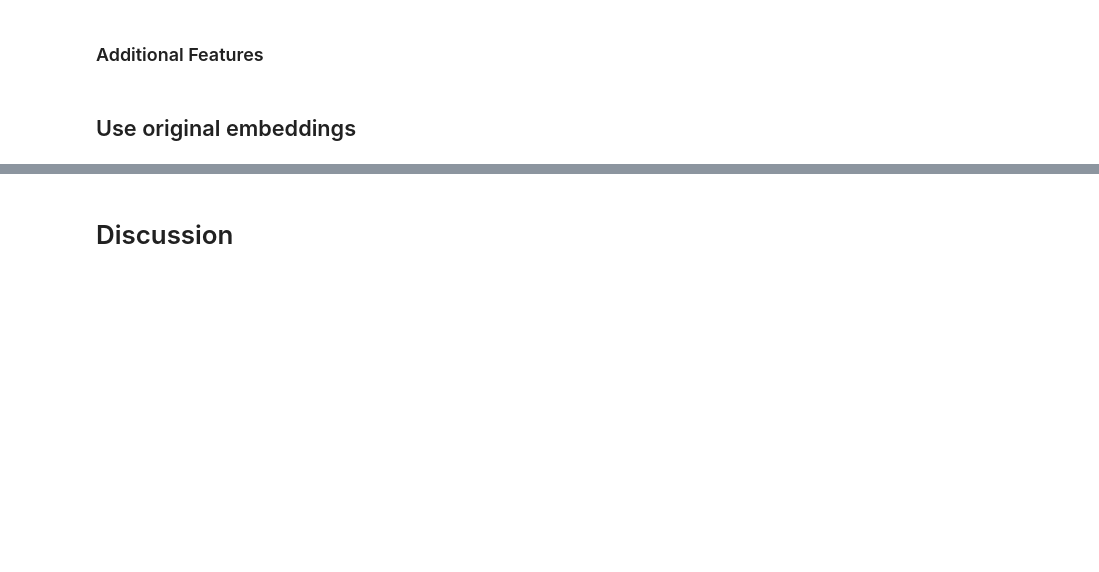
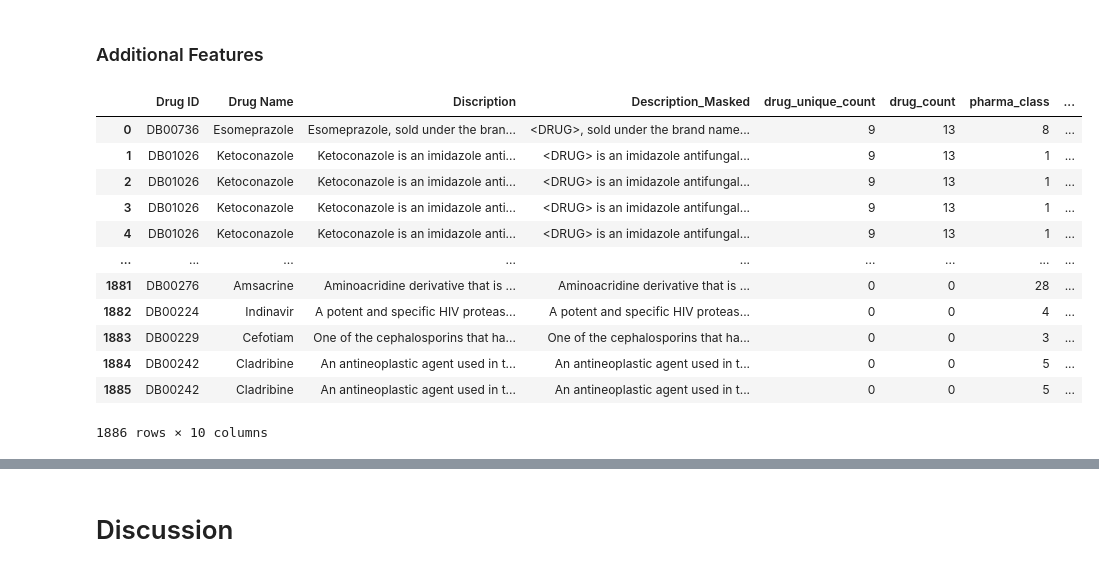
Before and after one commit to lgiobbi/DDI_with_ML, a Jupyter notebook: analysis/report.ipynb, the cells around one changed output, grey strips where cells are left out. Cells and saved outputs as stored; diff of their text form; code cells hidden in the pictures; blank space fills up the shorter version.

```diff
--- a/analysis/report.ipynb
+++ b/analysis/report.ipynb
@@ -1025,8 +1028,6 @@ node_info_trained
 1331 rows × 8 columns
 # %% [markdown]
 ### Additional Features
-# %% [markdown]
-## Use original embeddings
 # %%
 # use original embedding if disered
 path = "/data/giobbi/embeddings/DESC_GPT.csv"
@@ -1047,3 +1048,19 @@ additional_description_features['atc_class_lvl_1'] = additional_description_feat
+# %%
+additional_description_features
+# %% [output]
+|  | Drug ID | Drug Name | Discription | Description_Masked | drug_unique_count | drug_count | pharma_class | ... |
+| 0 | DB00736 | Esomeprazole | Esomeprazole, sold under the bran... | <DRUG>, sold under the brand name... | 9 | 13 | 8 | ... |
+| 1 | DB01026 | Ketoconazole | Ketoconazole is an imidazole anti... | <DRUG> is an imidazole antifungal... | 9 | 13 | 1 | ... |
+| 2 | DB01026 | Ketoconazole | Ketoconazole is an imidazole anti... | <DRUG> is an imidazole antifungal... | 9 | 13 | 1 | ... |
+| 3 | DB01026 | Ketoconazole | Ketoconazole is an imidazole anti... | <DRUG> is an imidazole antifungal... | 9 | 13 | 1 | ... |
+| 4 | DB01026 | Ketoconazole | Ketoconazole is an imidazole anti... | <DRUG> is an imidazole antifungal... | 9 | 13 | 1 | ... |
+| ... | ... | ... | ... | ... | ... | ... | ... | ... |
+| 1881 | DB00276 | Amsacrine | Aminoacridine derivative that is ... | Aminoacridine derivative that is ... | 0 | 0 | 28 | ... |
+| 1882 | DB00224 | Indinavir | A potent and specific HIV proteas... | A potent and specific HIV proteas... | 0 | 0 | 4 | ... |
+| 1883 | DB00229 | Cefotiam | One of the cephalosporins that ha... | One of the cephalosporins that ha... | 0 | 0 | 3 | ... |
+| 1884 | DB00242 | Cladribine | An antineoplastic agent used in t... | An antineoplastic agent used in t... | 0 | 0 | 5 | ... |
+| 1885 | DB00242 | Cladribine | An antineoplastic agent used in t... | An antineoplastic agent used in t... | 0 | 0 | 5 | ... |
+1886 rows × 10 columns
 # %%
 embedding = reduced_original_embedding_df
 
```
Also changed, not shown: parts of 11 cells of this notebook.
